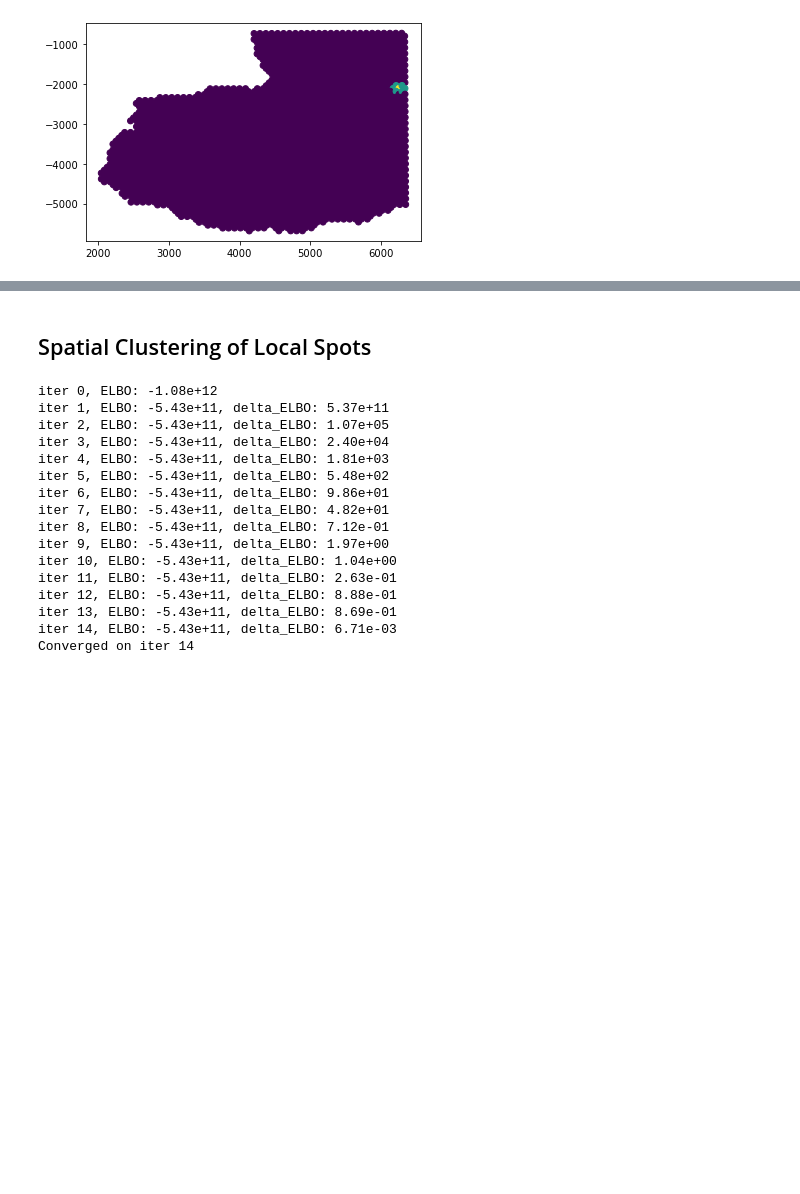
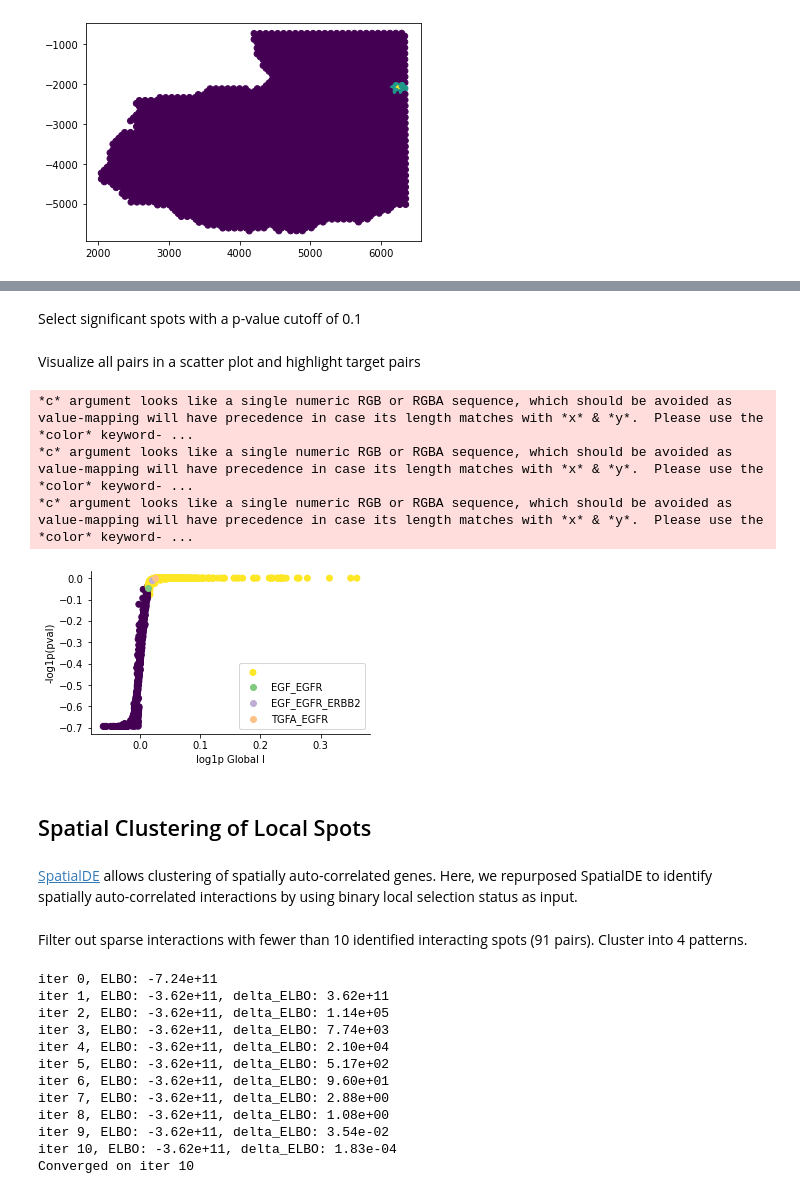
Before and after one commit to StatBiomed/SpatialDM, a Jupyter notebook: tutorial/intestine_A1.ipynb, the cells around one changed output, grey strips where cells are left out. Cells and saved outputs as stored; diff of their text form; code cells hidden in the pictures; blank space fills up the shorter version.

```diff
--- a/tutorial/intestine_A1.ipynb
+++ b/tutorial/intestine_A1.ipynb
@@ -102,7 +67,22 @@ A1.spatialdm_local(n_perm=100, method='z-score', select_num=None, nproc=50)
+# %% [markdown]
+Select significant spots with a p-value cutoff of 0.1
 # %%
 A1.sig_spots(method='z-score', fdr=False, threshold=0.1)     # significant local spots
+# %% [markdown]
+Visualize all pairs in a scatter plot and highlight target pairs
+# %%
+EGF_ind = A1.geneInter.loc[A1.geneInter.pathway_name=='EGF'].index.intersection(A1.global_res.index[A1.global_res.selected])
+# %%
+pl.global_plot(A1, pairs=EGF_ind.to_list()[:3], figsize=(5,3))
+# %% [output]
+*c* argument looks like a single numeric RGB or RGBA sequence, which should be avoided as value-mapping will have precedence in case its length matches with *x* & *y*.  Please use the *color* keyword- ...
+*c* argument looks like a single numeric RGB or RGBA sequence, which should be avoided as value-mapping will have precedence in case its length matches with *x* & *y*.  Please use the *color* keyword- ...
+*c* argument looks like a single numeric RGB or RGBA sequence, which should be avoided as value-mapping will have precedence in case its length matches with *x* & *y*.  Please use the *color* keyword- ...
+[figure, added]
 # %% [markdown]
 ## Spatial Clustering of Local Spots
+# %% [markdown]
+[SpatialDE](https://github.com/Teichlab/SpatialDE) allows clustering of spatially auto-correlated genes. Here, we repurposed SpatialDE to identify spatially auto-correlated interactions by using binary local selection status as input.
 # %%
 import NaiveDE
 import SpatialDE
@@ -111,25 +91,23 @@ import SpatialDE
 bin_spots = A1.selected_spots.astype(int)[A1.n_spots>=10]
 
 results = SpatialDE.run(A1.spatialcoord, bin_spots.transpose())
+# %% [markdown]
+Filter out sparse interactions with fewer than 10 identified interacting spots (91 pairs). Cluster into 4 patterns.
 # %%
 histology_results, patterns = SpatialDE.aeh.spatial_patterns(A1.spatialcoord, bin_spots.transpose(),
-                                                             results, C=6, l=300,
+                                                             results, C=4, l=300,
                                                              verbosity=1)
 # %% [output]
-iter 0, ELBO: -1.08e+12
-iter 1, ELBO: -5.43e+11, delta_ELBO: 5.37e+11
-iter 2, ELBO: -5.43e+11, delta_ELBO: 1.07e+05
-iter 3, ELBO: -5.43e+11, delta_ELBO: 2.40e+04
-iter 4, ELBO: -5.43e+11, delta_ELBO: 1.81e+03
-iter 5, ELBO: -5.43e+11, delta_ELBO: 5.48e+02
-iter 6, ELBO: -5.43e+11, delta_ELBO: 9.86e+01
-iter 7, ELBO: -5.43e+11, delta_ELBO: 4.82e+01
-iter 8, ELBO: -5.43e+11, delta_ELBO: 7.12e-01
-iter 9, ELBO: -5.43e+11, delta_ELBO: 1.97e+00
-iter 10, ELBO: -5.43e+11, delta_ELBO: 1.04e+00
-iter 11, ELBO: -5.43e+11, delta_ELBO: 2.63e-01
-iter 12, ELBO: -5.43e+11, delta_ELBO: 8.88e-01
-iter 13, ELBO: -5.43e+11, delta_ELBO: 8.69e-01
-iter 14, ELBO: -5.43e+11, delta_ELBO: 6.71e-03
-Converged on iter 14
+iter 0, ELBO: -7.24e+11
+iter 1, ELBO: -3.62e+11, delta_ELBO: 3.62e+11
+iter 2, ELBO: -3.62e+11, delta_ELBO: 1.14e+05
+iter 3, ELBO: -3.62e+11, delta_ELBO: 7.74e+03
+iter 4, ELBO: -3.62e+11, delta_ELBO: 2.10e+04
+iter 5, ELBO: -3.62e+11, delta_ELBO: 5.17e+02
+iter 6, ELBO: -3.62e+11, delta_ELBO: 9.60e+01
+iter 7, ELBO: -3.62e+11, delta_ELBO: 2.88e+00
+iter 8, ELBO: -3.62e+11, delta_ELBO: 1.08e+00
+iter 9, ELBO: -3.62e+11, delta_ELBO: 3.54e-02
+iter 10, ELBO: -3.62e+11, delta_ELBO: 1.83e-04
+Converged on iter 10
 # %%
```
Also changed, not shown: parts of 38 cells of this notebook, 10 other files.
